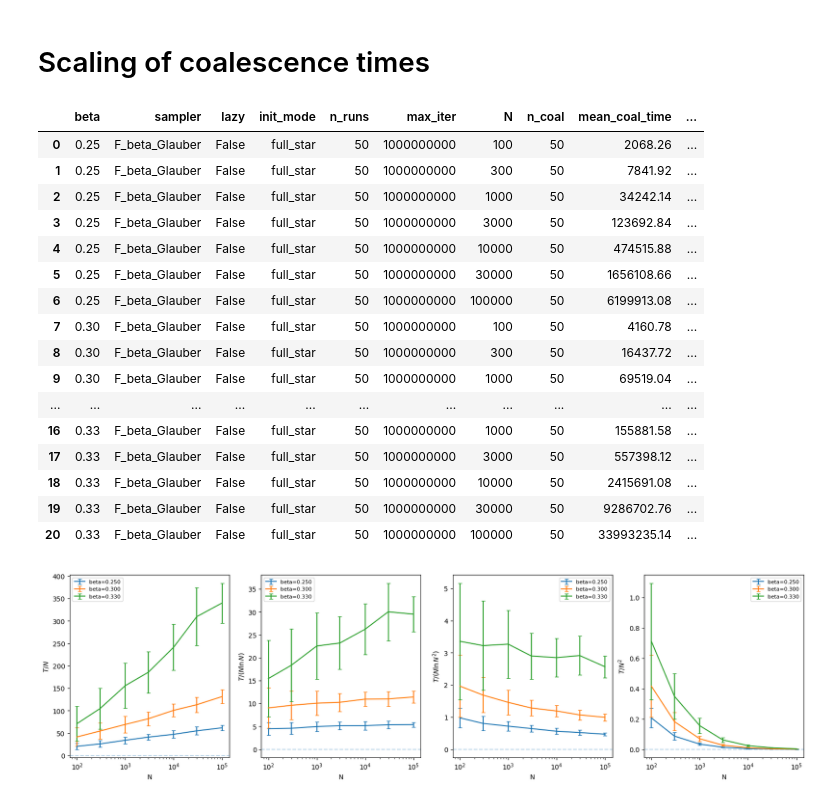
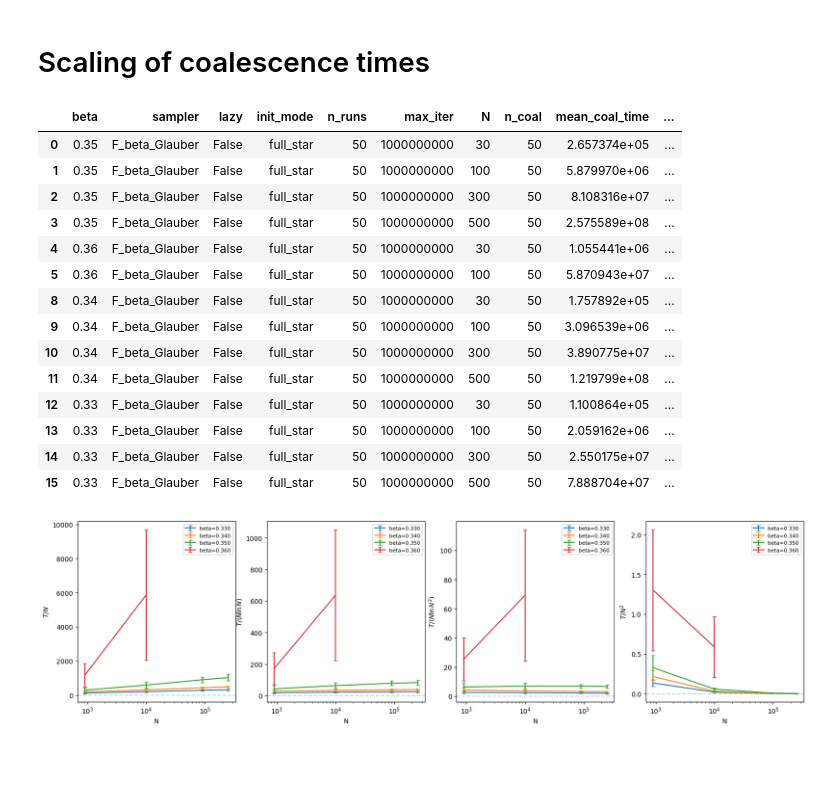
Before and after one commit to LouiseBudzynski/Bounding_Chain_Disordered_Ising_Models, a Jupyter notebook: notebooks/read_coal_time.ipynb, the cells around one changed output. Saved outputs shown, nothing was run; the diff lists cells and outputs as text; code cells hidden in the pictures; blank space fills up the shorter version.

Commit message:
runs and plots

```diff
--- a/notebooks/read_coal_time.ipynb
+++ b/notebooks/read_coal_time.ipynb
@@ -5,9 +5,9 @@ from utils.cftp_func import *
 import glob
 from scipy.stats import linregress
 # %%
-graph_type = 'RR'
+graph_type = 'EA2D'
 coup_type = 'ising'
-d = 4
+d = 2
 if graph_type == 'ER' and coup_type == 'ising':
     beta_SG = np.arctanh(np.sqrt(1/d))
     beta_uni = np.arctanh(1/d)
@@ -20,4 +20,10 @@ elif graph_type == 'RR' and coup_type == 'ising':
     beta_uni = np.arctanh(1/(d-1))
     beta_dob = np.arctanh(1/d)
     print(f"beta_dob = {beta_dob:.6f}, beta_uni = {beta_uni:.6f}, beta_SG = {beta_SG:.6f}")
+elif graph_type == 'EA2D' and coup_type == 'ising':
+    beta_uni = np.arctanh(1/3)
+    print(f"beta_uni = {beta_uni:.6f}")
+elif graph_type == 'EA3D' and coup_type == 'ising':
+    beta_uni = np.arctanh(1/5)
+    print(f"beta_uni = {beta_uni:.6f}")
 # %% [output]
@@ -51,19 +57,24 @@ sizes: [   100    300   1000   3000  10000  30000 100000]
 # Proba of coalescence
 # %%
 max_iter_plot = 10**9
-N_plot = [10**2,10**3,10**4,10**5]
 if graph_type == 'ER' and coup_type == 'gauss':
     beta_plot = [0.31,0.32,0.33,0.34,0.35,0.36] # beta selection for plotting
+    N_plot = [10**2,10**3,10**4,10**5]
     mask = (
         (df['N'].isin(N_plot)) &
         (df['beta'].isin(beta_plot)) &
         (df['max_iter'] == max_iter_plot)
     )
-else:
+elif graph_type == 'ER' and coup_type == 'ising':
+    N_plot = [10**2,10**3,10**4,10**5]
     mask = (
         (df['N'].isin(N_plot)) &
         (df['max_iter'] == max_iter_plot)
     )
+else:
+    mask = (
+        (df['max_iter'] == max_iter_plot)
+    )
 df_filtered = df[mask]
 df_filtered
 # %% [output]
@@ -88,10 +103,12 @@ for N in df_filtered['N'].unique():
     k = sub_df['n_coal'].values
     n = sub_df['n_runs'].values
     p, err_down, err_up = wilson_interval(k, n)
-    ax.errorbar(sub_df['beta'], p,
-                yerr=[err_down, err_up],
-                label=rf'$N={N}$', capsize=3)
-
+    if graph_type == 'EA2D' or graph_type == 'F2D':
+        ax.errorbar(sub_df['beta'], p, yerr=[err_down, err_up],label=rf'$N={N**2}$', capsize=3)
+    elif graph_type == 'EA3D' or graph_type == 'F3D':
+        ax.errorbar(sub_df['beta'], p, yerr=[err_down, err_up],label=rf'$N={N**3}$', capsize=3)
+    else:
+        ax.errorbar(sub_df['beta'], p, yerr=[err_down, err_up],label=rf'$N={N}$', capsize=3)
 ax.axvline(beta_uni, linestyle='--', alpha=0.3, label=rf'$\beta_\mathrm{{uni}}$')
 ax.set_xlabel(rf'$\beta$')
 ax.set_ylabel('Fraction of runs coalesced')
@@ -122,49 +139,51 @@ df_filtered = df[mask]
 df_filtered
 # %% [output]
 |  | beta | sampler | lazy | init_mode | n_runs | max_iter | N | n_coal | mean_coal_time | ... |
-| 0 | 0.25 | F_beta_Glauber | False | full_star | 50 | 1000000000 | 100 | 50 | 2068.26 | ... |
-| 1 | 0.25 | F_beta_Glauber | False | full_star | 50 | 1000000000 | 300 | 50 | 7841.92 | ... |
-| 2 | 0.25 | F_beta_Glauber | False | full_star | 50 | 1000000000 | 1000 | 50 | 34242.14 | ... |
-| 3 | 0.25 | F_beta_Glauber | False | full_star | 50 | 1000000000 | 3000 | 50 | 123692.84 | ... |
-| 4 | 0.25 | F_beta_Glauber | False | full_star | 50 | 1000000000 | 10000 | 50 | 474515.88 | ... |
-| 5 | 0.25 | F_beta_Glauber | False | full_star | 50 | 1000000000 | 30000 | 50 | 1656108.66 | ... |
-| 6 | 0.25 | F_beta_Glauber | False | full_star | 50 | 1000000000 | 100000 | 50 | 6199913.08 | ... |
-| 7 | 0.30 | F_beta_Glauber | False | full_star | 50 | 1000000000 | 100 | 50 | 4160.78 | ... |
-| 8 | 0.30 | F_beta_Glauber | False | full_star | 50 | 1000000000 | 300 | 50 | 16437.72 | ... |
-| 9 | 0.30 | F_beta_Glauber | False | full_star | 50 | 1000000000 | 1000 | 50 | 69519.04 | ... |
-| ... | ... | ... | ... | ... | ... | ... | ... | ... | ... | ... |
-| 16 | 0.33 | F_beta_Glauber | False | full_star | 50 | 1000000000 | 1000 | 50 | 155881.58 | ... |
-| 17 | 0.33 | F_beta_Glauber | False | full_star | 50 | 1000000000 | 3000 | 50 | 557398.12 | ... |
-| 18 | 0.33 | F_beta_Glauber | False | full_star | 50 | 1000000000 | 10000 | 50 | 2415691.08 | ... |
-| 19 | 0.33 | F_beta_Glauber | False | full_star | 50 | 1000000000 | 30000 | 50 | 9286702.76 | ... |
-| 20 | 0.33 | F_beta_Glauber | False | full_star | 50 | 1000000000 | 100000 | 50 | 33993235.14 | ... |
+| 0 | 0.35 | F_beta_Glauber | False | full_star | 50 | 1000000000 | 30 | 50 | 2.657374e+05 | ... |
+| 1 | 0.35 | F_beta_Glauber | False | full_star | 50 | 1000000000 | 100 | 50 | 5.879970e+06 | ... |
+| 2 | 0.35 | F_beta_Glauber | False | full_star | 50 | 1000000000 | 300 | 50 | 8.108316e+07 | ... |
+| 3 | 0.35 | F_beta_Glauber | False | full_star | 50 | 1000000000 | 500 | 50 | 2.575589e+08 | ... |
+| 4 | 0.36 | F_beta_Glauber | False | full_star | 50 | 1000000000 | 30 | 50 | 1.055441e+06 | ... |
+| 5 | 0.36 | F_beta_Glauber | False | full_star | 50 | 1000000000 | 100 | 50 | 5.870943e+07 | ... |
+| 8 | 0.34 | F_beta_Glauber | False | full_star | 50 | 1000000000 | 30 | 50 | 1.757892e+05 | ... |
+| 9 | 0.34 | F_beta_Glauber | False | full_star | 50 | 1000000000 | 100 | 50 | 3.096539e+06 | ... |
+| 10 | 0.34 | F_beta_Glauber | False | full_star | 50 | 1000000000 | 300 | 50 | 3.890775e+07 | ... |
+| 11 | 0.34 | F_beta_Glauber | False | full_star | 50 | 1000000000 | 500 | 50 | 1.219799e+08 | ... |
+| 12 | 0.33 | F_beta_Glauber | False | full_star | 50 | 1000000000 | 30 | 50 | 1.100864e+05 | ... |
+| 13 | 0.33 | F_beta_Glauber | False | full_star | 50 | 1000000000 | 100 | 50 | 2.059162e+06 | ... |
+| 14 | 0.33 | F_beta_Glauber | False | full_star | 50 | 1000000000 | 300 | 50 | 2.550175e+07 | ... |
+| 15 | 0.33 | F_beta_Glauber | False | full_star | 50 | 1000000000 | 500 | 50 | 7.888704e+07 | ... |
 # %%
 fig, axes = plt.subplots(1, 4, figsize=(20, 5))
 scalings = {
     r'$T / N$': (lambda N, T: T / N,
                 lambda N, T, sT: sT / N),
     r'$T / (N \ln N)$': (lambda N, T: T / (N * np.log(N)),
                           lambda N, T, sT: sT / (N * np.log(N))),
     r'$T / (N \ln N^2)$': (lambda N, T: T / (N * np.log(N)**2),
                           lambda N, T, sT: sT / (N * np.log(N)**2)),
     r'$T / N^2$': (lambda N, T: T / N**2,
                    lambda N, T, sT: sT / N**2),
 }
 for ax, (label, (scaling_fn, err_fn)) in zip(axes, scalings.items()):
     for beta in sorted(df_filtered['beta'].unique()):
         sub_df = df_filtered[df_filtered['beta'] == beta].sort_values('N')
         N = sub_df['N'].values
+        if graph_type in ('EA2D', 'F2D'):
+            N = N**2
+        if graph_type in ('EA3D', 'F3D'):
+            N = N**3
         T = sub_df['mean_coal_time'].values
         sT = sub_df['std_coal_time'].values
         ax.errorbar(N, scaling_fn(N, T), yerr=err_fn(N, T, sT), label=f'beta={beta:.3f}', capsize=3)
     ax.axhline(0, linestyle='--', alpha=0.3)
     ax.set_xlabel('N')
     ax.set_ylabel(label)
     ax.set_xscale('log')
     ax.legend(fontsize=8)
 plt.show()
 # %% [output]
-[figure, old version]
+[figure, new version]
 # %%
 fig, axes = plt.subplots(1, 3, figsize=(20, 5))
 fit_coeffs = {}
```
Also changed, not shown: parts of 9 cells of this notebook, 11 other files.
